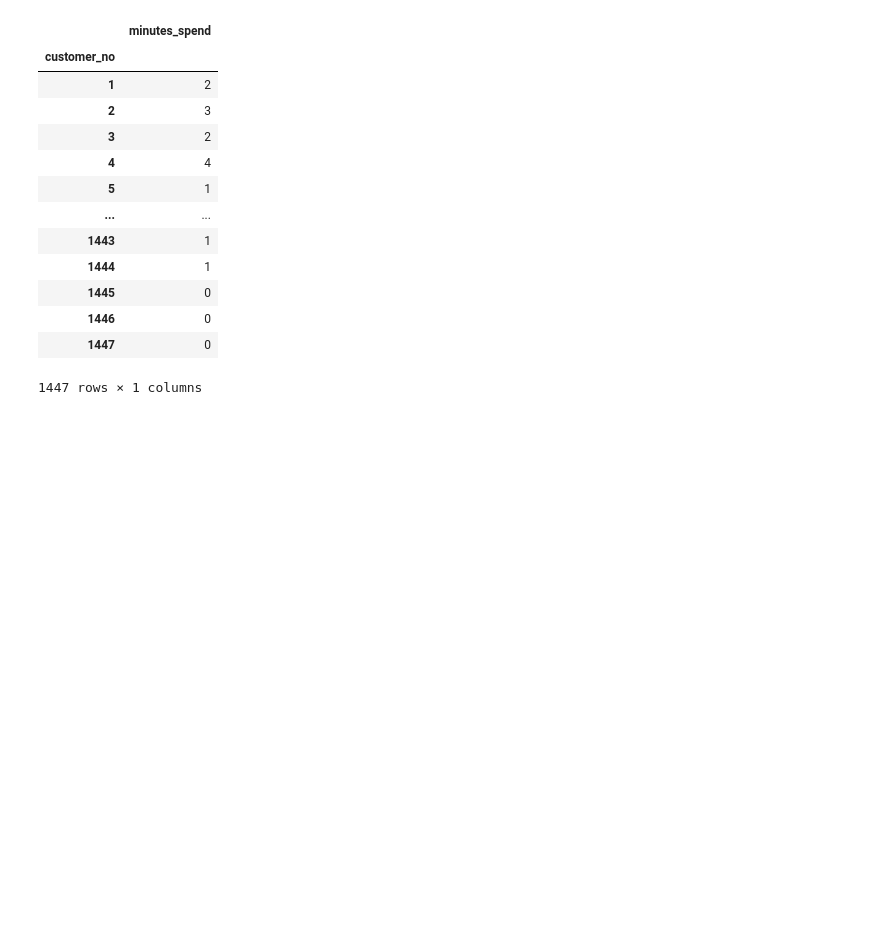
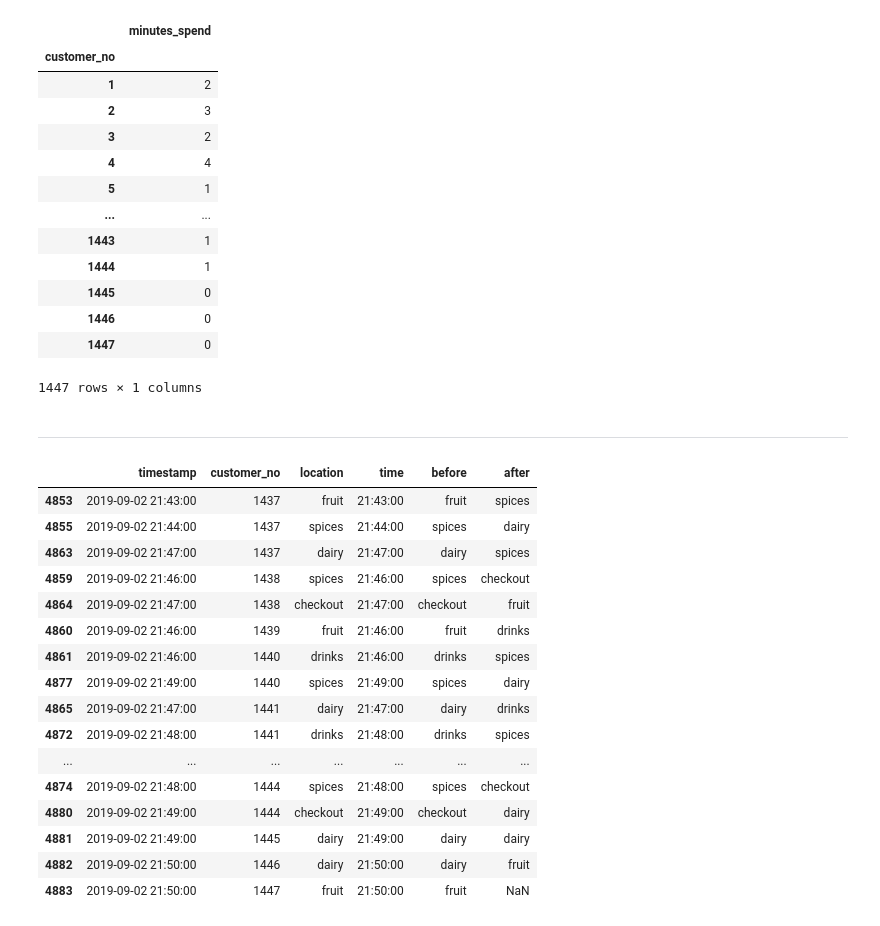
Before and after one commit to Galiya-YS/Shopipy---MCMC-simulation, a Jupyter notebook: explore_monday.ipynb, the cells around one changed output. Drawn from its saved outputs; the diff is of its cells as text; code cells hidden in the pictures; blank space fills up the shorter version.

```diff
--- a/explore_monday.ipynb
+++ b/explore_monday.ipynb
@@ -127,3 +129,6 @@ Index: []
 4882 2019-09-02 21:50:00         1446    dairy
                timestamp  customer_no location
 4883 2019-09-02 21:50:00         1447    fruit
+# %%
+#new col with only hourly timestamp
+data['time'] = data['timestamp'].dt.time
@@ -159,7 +173,7 @@ spices    2019-09-02 21:43:00    1
 Name: customer_no, Length: 2797, dtype: int64
 # %%
 #Calculate the total number of customers in each section over time (per Hour)
-pd.DataFrame(data.set_index('timestamp').groupby([pd.Grouper(freq='H'), pd.Grouper('location')]).count())
+pd.DataFrame(data.set_index('timestamp').groupby([pd.Grouper(freq='H'), pd.Grouper('location')])['customer_no'].count())
 # %% [output]
 |  |  | customer_no |
 | timestamp | location |  |
@@ -196,7 +210,7 @@ pd.DataFrame(data.groupby(by=['location', 'timestamp'])['customer_no'].count()).
 # %%
 #Display the number of customers at checkout over time (per Hour)
 pd.DataFrame(data.set_index('timestamp').groupby(
-    [pd.Grouper(freq='H'), pd.Grouper('location')]).count()).filter(like='checkout', axis=0)
+    [pd.Grouper(freq='H'), pd.Grouper('location')])['customer_no'].count()).filter(like='checkout', axis=0)
 # %% [output]
 |  |  | customer_no |
 | timestamp | location |  |
@@ -255,3 +269,30 @@ visit
 | 1446 | 0 |
 | 1447 | 0 |
 1447 rows × 1 columns
+# %% [markdown]
+____
+# %%
+# NEW COLS FOR before & after LOCATIONS
+data['before'] = data['location']
+
+data.sort_values(['customer_no', 'timestamp'], inplace=True)
+data['after'] = data['before'].shift(-1)
+data.tail(20)
+# %% [output]
+|  | timestamp | customer_no | location | time | before | after |
+| 4853 | 2019-09-02 21:43:00 | 1437 | fruit | 21:43:00 | fruit | spices |
+| 4855 | 2019-09-02 21:44:00 | 1437 | spices | 21:44:00 | spices | dairy |
+| 4863 | 2019-09-02 21:47:00 | 1437 | dairy | 21:47:00 | dairy | spices |
+| 4859 | 2019-09-02 21:46:00 | 1438 | spices | 21:46:00 | spices | checkout |
+| 4864 | 2019-09-02 21:47:00 | 1438 | checkout | 21:47:00 | checkout | fruit |
+| 4860 | 2019-09-02 21:46:00 | 1439 | fruit | 21:46:00 | fruit | drinks |
+| 4861 | 2019-09-02 21:46:00 | 1440 | drinks | 21:46:00 | drinks | spices |
+| 4877 | 2019-09-02 21:49:00 | 1440 | spices | 21:49:00 | spices | dairy |
+| 4865 | 2019-09-02 21:47:00 | 1441 | dairy | 21:47:00 | dairy | drinks |
+| 4872 | 2019-09-02 21:48:00 | 1441 | drinks | 21:48:00 | drinks | spices |
+| ... | ... | ... | ... | ... | ... | ... |
+| 4874 | 2019-09-02 21:48:00 | 1444 | spices | 21:48:00 | spices | checkout |
+| 4880 | 2019-09-02 21:49:00 | 1444 | checkout | 21:49:00 | checkout | dairy |
+| 4881 | 2019-09-02 21:49:00 | 1445 | dairy | 21:49:00 | dairy | dairy |
+| 4882 | 2019-09-02 21:50:00 | 1446 | dairy | 21:50:00 | dairy | fruit |
+| 4883 | 2019-09-02 21:50:00 | 1447 | fruit | 21:50:00 | fruit | NaN |
```
Also changed, not shown: parts of 7 cells of this notebook.
